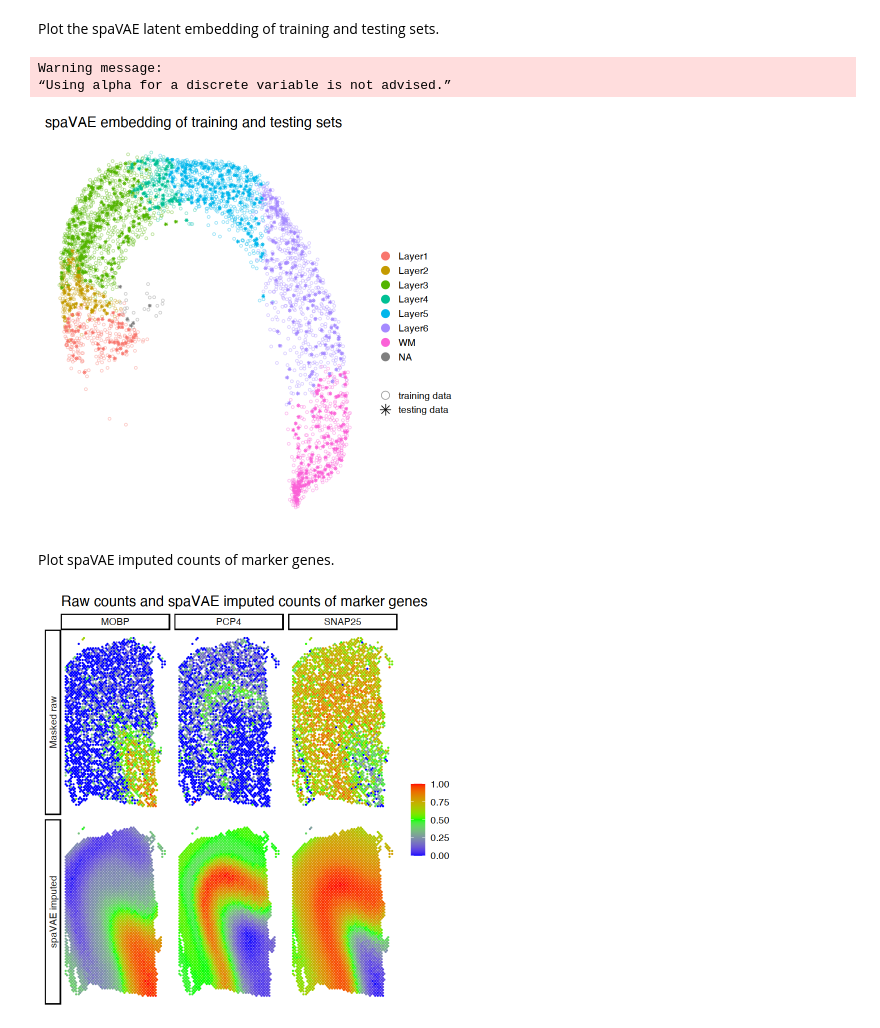
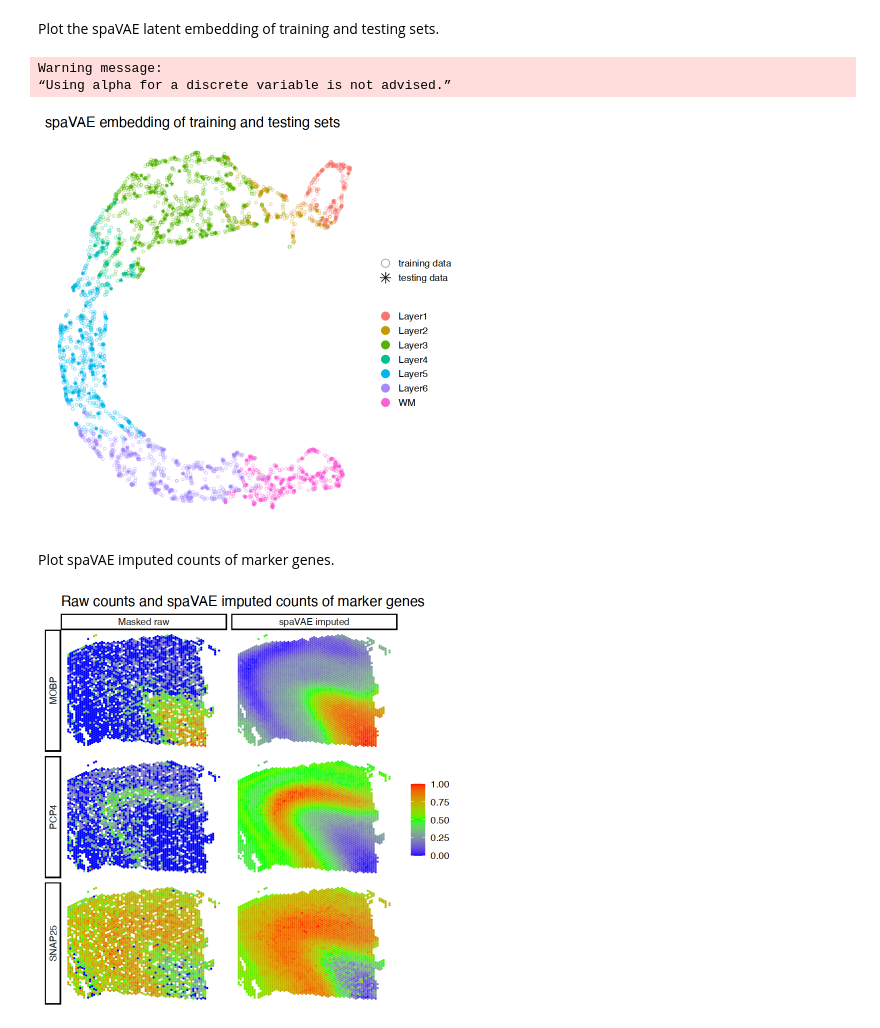
Before and after one commit to ttgump/spaVAE, a Jupyter notebook: Tutorial/Human_DLPFC/Human_DLPFC_section_151673_impute.ipynb, the cells around one changed output. Cells and saved outputs as stored; diff of their text form; code cells hidden in the pictures.

```diff
--- a/Tutorial/Human_DLPFC/Human_DLPFC_section_151673_impute.ipynb
+++ b/Tutorial/Human_DLPFC/Human_DLPFC_section_151673_impute.ipynb
@@ -27,30 +27,38 @@ class Args(object):
     def __init__(self):
         self.data_file = 'sample_151673.h5'
         self.select_genes = 0
-        self.batch_size = 512
-        self.maxiter = 2000
+        self.batch_size = "auto"
+        self.maxiter = 5000
+        self.train_size = 0.95
+        self.patience = 200
+        self.mask_prob = 0.1    # set mask probability, which means masking 0.1 random spots
         self.lr = 1e-3
-        self.weight_decay = 1e-2
-        self.noise = 1
+        self.weight_decay = 1e-6
+        self.noise = 0
         self.dropoutE = 0
         self.dropoutD = 0
-        self.encoder_layers = [128, 64, 32]
-        self.z_dim = 2
-        self.decoder_layers = [32]
-        self.beta = 20
+        self.encoder_layers = [128, 64]
+        self.GP_dim = 2
+        self.Normal_dim = 8
+        self.decoder_layers = [128]
+        self.init_beta = 10
+        self.min_beta = 4
+        self.max_beta = 25
+        self.KL_loss = 0.025
         self.num_samples = 1
         self.fix_inducing_points = True
         self.grid_inducing_points = True
         self.inducing_point_steps = 6
         self.inducing_point_nums = None
         self.fixed_gp_params = False
+        self.loc_range = 20.
         self.kernel_scale = 20.
-        self.mask_prob = 0.2
         self.model_file = "model.pt"
         self.train_final_latent_file = "train_final_latent.txt"
         self.train_denoised_counts_file = "train_denoised_counts.txt"
         self.test_final_latent_file = "test_final_latent.txt"
         self.test_denoised_counts_file = "test_denoised_counts.txt"
+        self.num_denoise_samples = 10000
         self.device = "cpu"
 
 args = Args()
@@ -191,11 +233,14 @@ Loading required package: scuttle
 # %% [markdown]
 Plot the spaVAE latent embedding of training and testing sets.
 # %%
-dat <- data.frame(rbind(train.embedding, test.embedding), Y=c(Y[train.idx], Y[test.idx]),
-                    data=c(rep("training data", nrow(train.embedding)), rep("testing data", nrow(test.embedding))))
+embedding <- rbind(train.embedding, test.embedding)
+embedding_umap <- umap(embedding, method="naive", preserve.seed=T)
+
+dat <- data.frame(embedding_umap$layout, Y=c(Y[train.idx], Y[test.idx]),
+                data=c(rep("training data", nrow(train.embedding)), rep("testing data", nrow(test.embedding))))
 dat$data <- factor(dat$data, levels=c("training data", "testing data"))
 
-ggplot(dat, aes(x=V1, y=V2, color=Y, shape=data, alpha=data)) + geom_point(size=1) +
+ggplot(subset(dat, !is.na(Y)), aes(x=X1, y=X2, color=Y, shape=data, alpha=data)) + geom_point(size=1) +
 ggtitle("spaVAE embedding of training and testing sets") +
 scale_shape_manual(values=c(1, 8)) + scale_alpha_discrete(range=c("training data"=0.4, "testing data"=1)) + theme_classic() +
 theme(axis.title=element_blank(), axis.ticks=element_blank(), axis.line=element_blank(), axis.text=element_blank(),
@@ -204,7 +249,7 @@ guides(colour = guide_legend(override.aes = list(size=4)), shape = guide_legend(
 # %% [output]
 Warning message:
 “Using alpha for a discrete variable is not advised.”
-[figure, old version]
+[figure, new version]
 # %% [markdown]
 Plot spaVAE imputed counts of marker genes.
 # %%
@@ -224,7 +269,7 @@ lograwcounts <- sce@assays@data$logcounts
 lograwcounts <- t(apply(lograwcounts, 1, function(z) scales::rescale(z, to=c(0,1))))
 
 
-train_counts <- read.table("sample_151673_train_denoised_counts.txt", sep=",")
+train_counts <- read.table("train_denoised_counts.txt", sep=",")
 train_idx <- as.numeric(readLines("sample_151673_train_index.txt"))+1
 rownames(train_counts) <- train_idx
 colnames(train_counts) <- gene
@@ -232,34 +277,34 @@ colnames(train_counts) <- gene
 logtraincounts <- log(train_counts)
 logtraincounts <- t(apply(logtraincounts, 2, function(z) scales::rescale(z, to=c(0,1))))
 
-test_counts <- read.table("sample_151673_test_denoised_counts.txt", sep=",")
+test_counts <- read.table("test_denoised_counts.txt", sep=",")
 test_idx <- as.numeric(readLines("sample_151673_test_index.txt"))+1
 rownames(test_counts) <- test_idx
 colnames(test_counts) <- gene
 
 combine_counts <- rbind(train_counts, test_counts)
 colnames(combine_counts) <- gene
 
 logcombinecounts <- log(combine_counts)
 logcombinecounts <- t(apply(logcombinecounts, 2, function(z) scales::rescale(z, to=c(0,1))))
 
 combine_idx <- c(train_idx, test_idx)
 
 impute.raw.dat <- data.frame(exp=c(lograwcounts["ENSG00000168314",train_idx], lograwcounts["ENSG00000183036",train_idx],
                                  lograwcounts["ENSG00000132639",train_idx]),
                            gene=rep(c("MOBP", "PCP4", "SNAP25"), each=ncol(lograwcounts[,train_idx])),
                            x=rep(pos[train_idx, "x"], 3), y=rep(pos[train_idx, "y"], 3), data="Masked raw")
 impute.combine.dat <- data.frame(exp=c(logcombinecounts["ENSG00000168314",], logcombinecounts["ENSG00000183036",],
                                      logcombinecounts["ENSG00000132639",]),
                                gene=rep(c("MOBP", "PCP4", "SNAP25"), each=ncol(logcombinecounts)),
                                x=rep(pos[combine_idx, "x"], 3), y=rep(pos[combine_idx, "y"], 3), data="spaVAE imputed")
 impute.dat <- rbind(impute.raw.dat, impute.combine.dat)
 impute.dat$gene <- factor(impute.dat$gene, levels=c("MOBP", "PCP4", "SNAP25"))
 
 ggplot(impute.dat, aes(x=x, y=y, color=exp)) + geom_point(size=0.2) +
-facet_grid(data~gene, switch="y") + scale_colour_gradientn(colours=rainbow(3, rev=T)) +
+facet_grid(gene~data, switch="y") + scale_colour_gradientn(colours=rainbow(3, rev=T)) +
 ggtitle("Raw counts and spaVAE imputed counts of marker genes") + theme_classic() +
 theme(axis.title=element_blank(), axis.ticks=element_blank(), axis.line=element_blank(), axis.text=element_blank(),
       legend.title=element_blank(), text = element_text(size=14))
 # %% [output]
-[figure, old version]
+[figure, new version]
```
Also changed, not shown: parts of 5 cells of this notebook, 22 other files.
